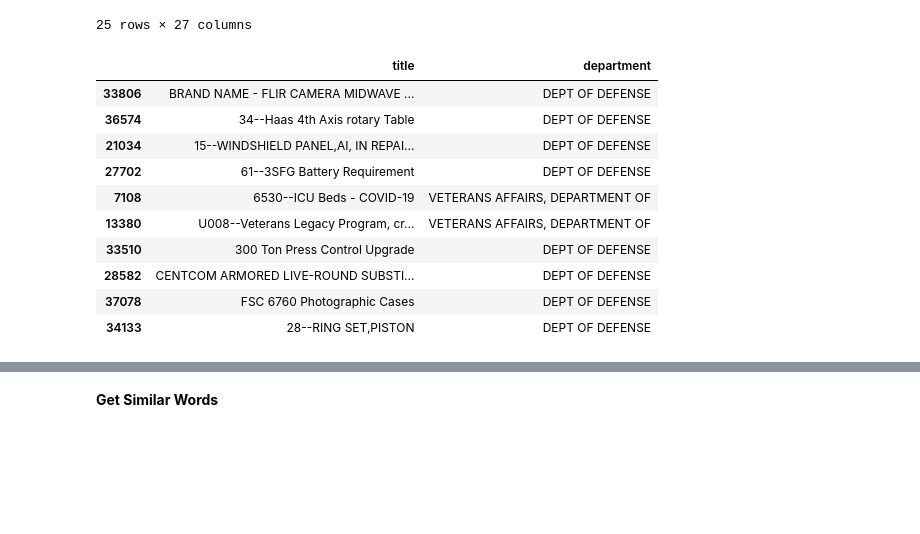
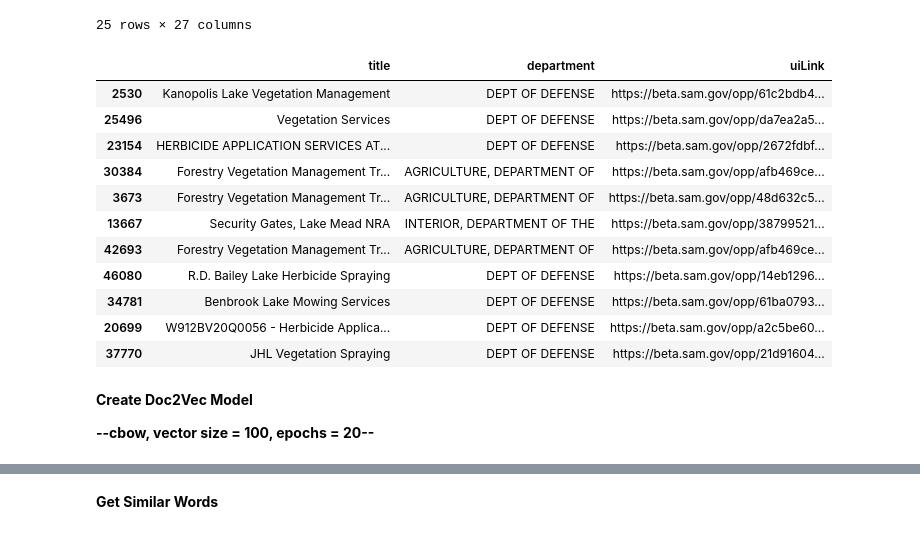
Before and after one commit to biborsz/Capstone, a Jupyter notebook: 006_doc2vec.ipynb, the cells around one changed output, grey strips where cells are left out. Drawn from its saved outputs; the diff is of its cells as text; code cells hidden in the pictures; blank space fills up the shorter version.

Commit message:
fixed doc2vec model, added data pull 6_02

```diff
--- a/006_doc2vec.ipynb
+++ b/006_doc2vec.ipynb
@@ -28,6 +57,6 @@ tokenized_titles.head()
 # %%
 # convert pd.DataFrame into list
-tokenized_titles = tokenized_titles.values.tolist()
+# tokenized_titles = tokenized_titles.values.tolist()
 
 # source: https://note.nkmk.me/en/python-pandas-list/#:~:text=Convert%20labels%20(row%20%2F%20column%20names)%20to%20list,has%20a%20tolist()%20method.
 # %%
@@ -62,7 +102,7 @@ tagged_titles[:1]
 # %%
 # Instantiate the Doc2Vec model
 # skip-gram model
-model = Doc2Vec(vector_size=50, dbow_words=1, min_count=2, seed=1977, epochs=40)
+model = Doc2Vec(vector_size=50, dm=0, dbow_words=1, min_count=2, seed=1977, epochs=20)
 # %%
 # Build the Volabulary
 model.build_vocab(tagged_titles)
@@ -81,6 +119,6 @@ model.save('doc2vec_model')
 # %%
 # Load saved doc2vec_model
-model = Doc2Vec.load('doc2vec_model')
+# model = Doc2Vec.load('doc2vec_model')
 # %% [markdown]
 **Get Similar Documents**
 # %%
@@ -124,7 +162,7 @@ data.sample(25)
 25 rows × 27 columns
 # %%
 # find most similar documents in dataframe
-def most_similar(base_document, n):
+def most_similar(path_to_model, base_document_idx, n):
     """function
        finds most similar n documents
        to base_document
@@ -132,30 +170,45 @@ def most_similar(base_document, n):
        returns similar documents
        as pandas dataframe"""
     # load saved doc2vec_model
-    model = Doc2Vec.load('doc2vec_model')
+    model = Doc2Vec.load(path_to_model)
     # get similar topics
-    similars = model.docvecs.most_similar(base_document, topn=n)
-    # empty list of rows in the original dataframe
-    list_of_dfs = []
+    similars = model.docvecs.most_similar(base_document_idx, topn=n)
+
+    # load original dataframe
+    data = pd.read_csv('./data/combined.csv')
+    # base document
+    row1 = data.loc[base_document_idx, ['title', 'department', 'uiLink']]
+
+    # list of rows in the original dataframe
+    # initialized with the base_document
+    list_of_dfs = [row1]
+
     # iterate through all similar notifications
     for tag, similar_document in similars:
         # find the row in the notifications dataframe corresponding to the tag
-        df = data.loc[tag, ['title', 'department']]
+        df = data.loc[tag, ['title', 'department', 'uiLink']]
         # add row to the list of rows
         list_of_dfs.append(df)
     # return all rows as a dataframe
     return pd.DataFrame(list_of_dfs)
-# %%
-most_similar(2530, 10)
-# %% [output]
-|  | title | department |
-| 33806 | BRAND NAME - FLIR CAMERA MIDWAVE ... | DEPT OF DEFENSE |
-| 36574 | 34--Haas 4th Axis rotary Table | DEPT OF DEFENSE |
-| 21034 | 15--WINDSHIELD PANEL,AI, IN REPAI... | DEPT OF DEFENSE |
-| 27702 | 61--3SFG Battery Requirement | DEPT OF DEFENSE |
-| 7108 | 6530--ICU Beds - COVID-19 | VETERANS AFFAIRS, DEPARTMENT OF |
-| 13380 | U008--Veterans Legacy Program, cr... | VETERANS AFFAIRS, DEPARTMENT OF |
-| 33510 | 300 Ton Press Control Upgrade | DEPT OF DEFENSE |
-| 28582 | CENTCOM ARMORED LIVE-ROUND SUBSTI... | DEPT OF DEFENSE |
-| 37078 | FSC 6760 Photographic Cases | DEPT OF DEFENSE |
-| 34133 | 28--RING SET,PISTON | DEPT OF DEFENSE |
+# %%
+# show most similar 10 titles to the notification indexed 2530
+path = 'doc2vec_titles'
+most_similar(path, 2530, 10)
+# %% [output]
+|  | title | department | uiLink |
+| 2530 | Kanopolis Lake Vegetation Management | DEPT OF DEFENSE | https://beta.sam.gov/opp/61c2bdb4... |
+| 25496 | Vegetation Services | DEPT OF DEFENSE | https://beta.sam.gov/opp/da7ea2a5... |
+| 23154 | HERBICIDE APPLICATION SERVICES AT... | DEPT OF DEFENSE | https://beta.sam.gov/opp/2672fdbf... |
+| 30384 | Forestry Vegetation Management Tr... | AGRICULTURE, DEPARTMENT OF | https://beta.sam.gov/opp/afb469ce... |
+| 3673 | Forestry Vegetation Management Tr... | AGRICULTURE, DEPARTMENT OF | https://beta.sam.gov/opp/48d632c5... |
+| 13667 | Security Gates, Lake Mead NRA | INTERIOR, DEPARTMENT OF THE | https://beta.sam.gov/opp/38799521... |
+| 42693 | Forestry Vegetation Management Tr... | AGRICULTURE, DEPARTMENT OF | https://beta.sam.gov/opp/afb469ce... |
+| 46080 | R.D. Bailey Lake Herbicide Spraying | DEPT OF DEFENSE | https://beta.sam.gov/opp/14eb1296... |
+| 34781 | Benbrook Lake Mowing Services | DEPT OF DEFENSE | https://beta.sam.gov/opp/61ba0793... |
+| 20699 | W912BV20Q0056 - Herbicide Applica... | DEPT OF DEFENSE | https://beta.sam.gov/opp/a2c5be60... |
+| 37770 | JHL Vegetation Spraying | DEPT OF DEFENSE | https://beta.sam.gov/opp/21d91604... |
+# %% [markdown]
+**Create Doc2Vec Model**
+
+**--cbow, vector size = 100, epochs = 20--**
```
Also changed, not shown: parts of 28 cells of this notebook, 13 other files.
